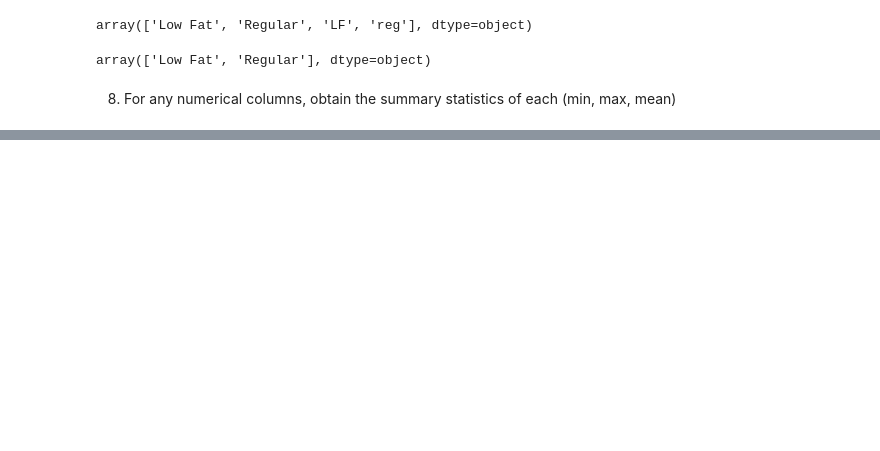
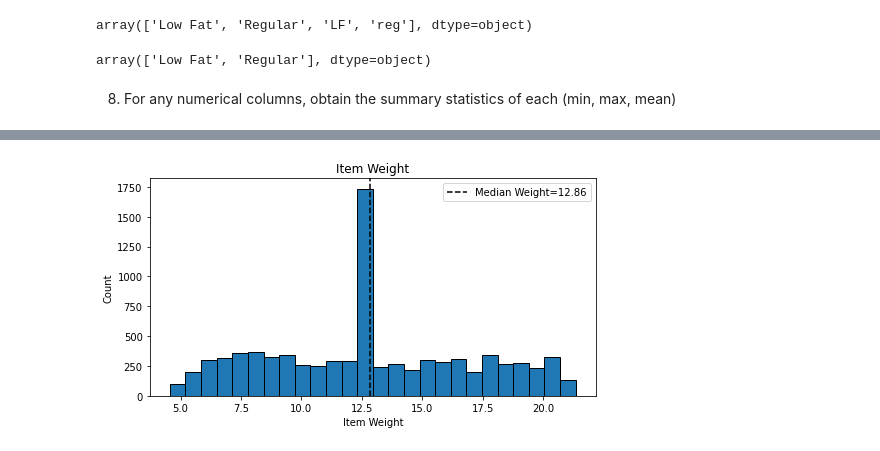
Before and after one commit to mkwak92/food_sales_predictions, a Jupyter notebook: Food_Sales_Predictions.ipynb, the cells around one changed output, grey strips where cells are left out. Saved outputs shown, nothing was run; the diff lists cells and outputs as text; code cells hidden in the pictures; blank space fills up the shorter version.

```diff
--- a/Food_Sales_Predictions.ipynb
+++ b/Food_Sales_Predictions.ipynb
@@ -257,0 +275,13 @@ df.describe().round(4)
+# %%
+plt.figure(figsize = (8,4))
+plt.hist(df['Item_Weight'], bins = 'auto', edgecolor = 'black')
+
+plt.xlabel('Item Weight')
+plt.ylabel('Count')
+plt.title('Item Weight')
+median = df['Item_Weight'].median().round(2)
+plt.axvline(df['Item_Weight'].median(), color = 'black', linestyle= '--',
+            label = f'Median Weight={median}')
+plt.legend();
+# %% [output]
+[figure, added]
```
Also changed, not shown: parts of 15 cells of this notebook.
